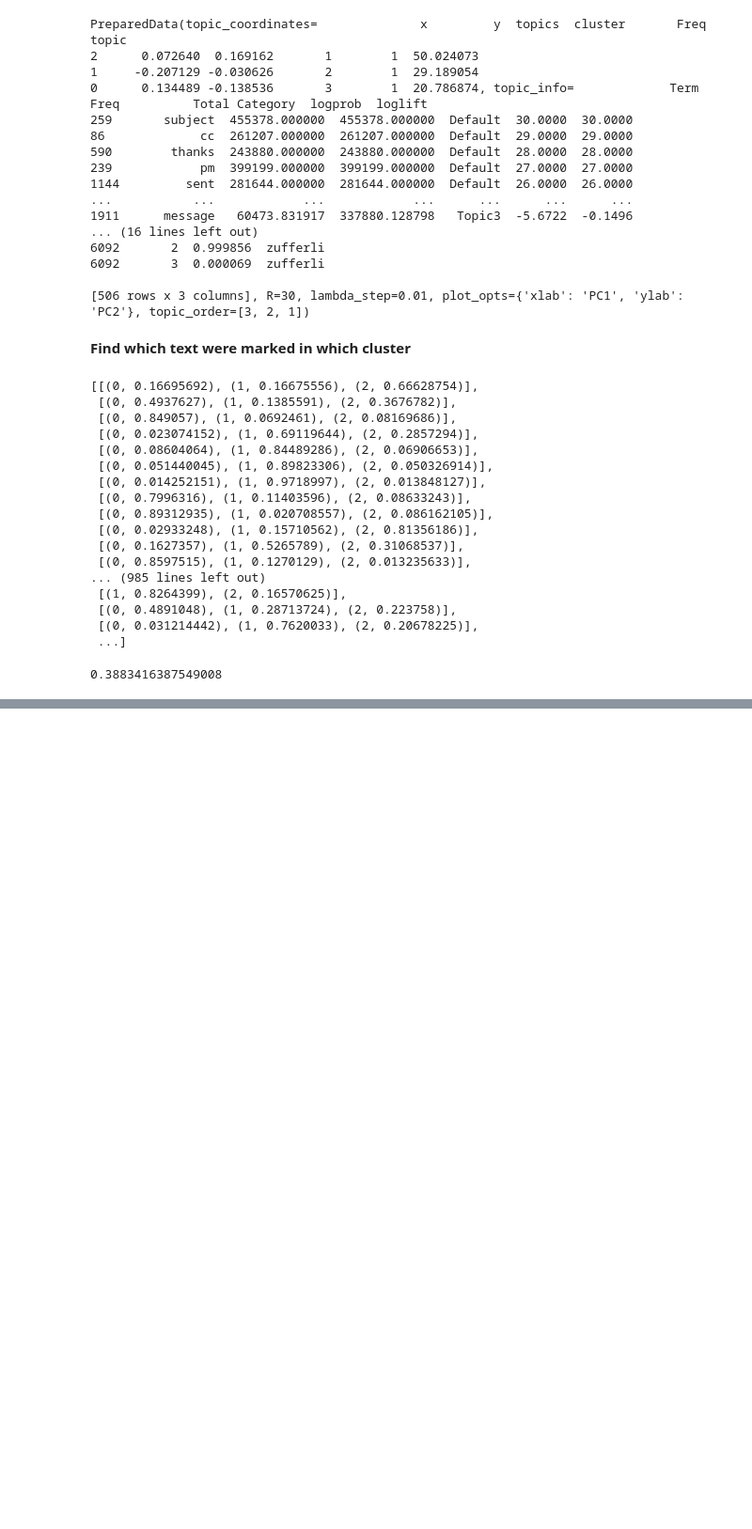
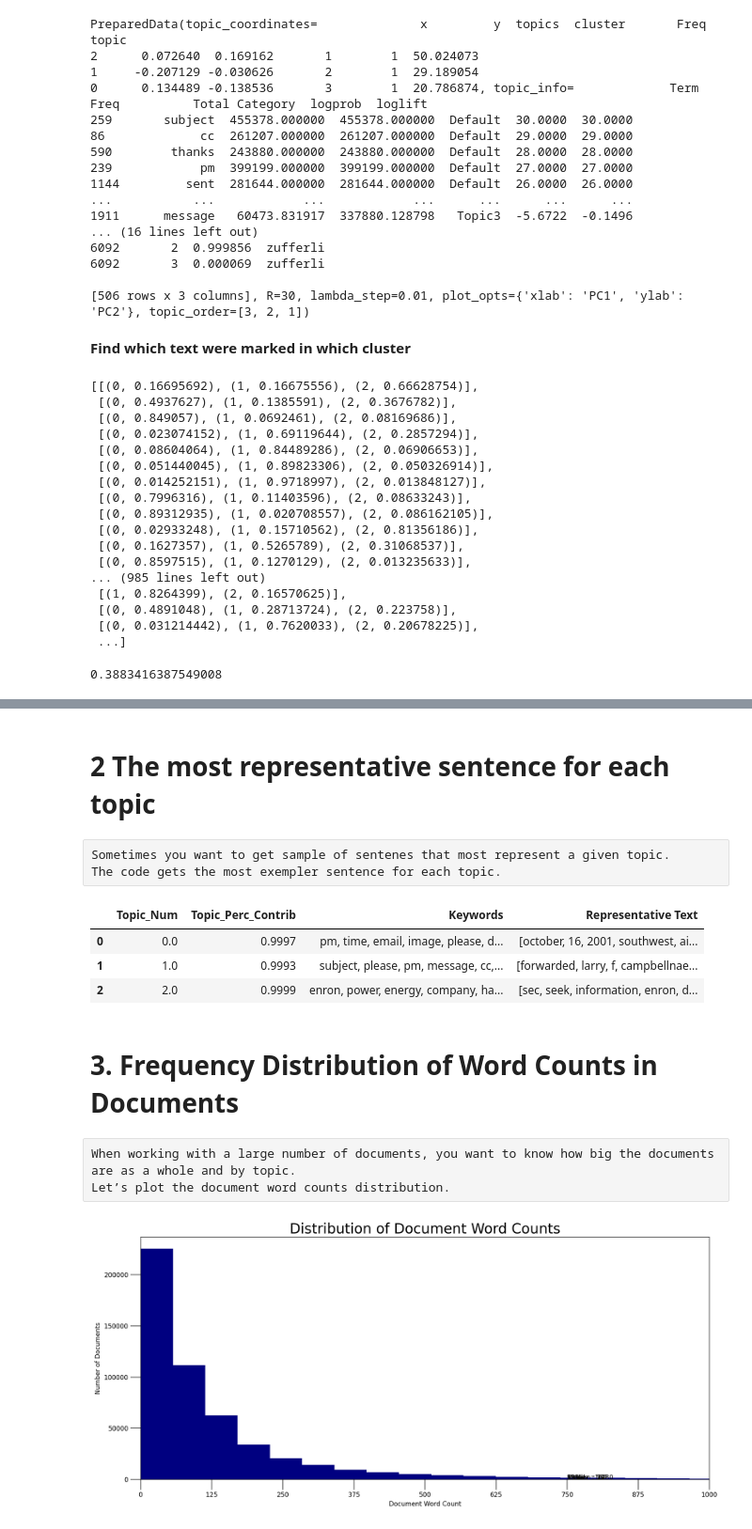
Before and after one commit to Enron-Discussion-NLP/Capstone, a Jupyter notebook: 00_Rajaram/topic_model.ipynb, the cells around one changed output, grey strips where cells are left out. Shown at 94% size. Drawn from its saved outputs; the diff is of its cells as text; code cells hidden in the pictures; blank space fills up the shorter version.

Commit message:
Topic Modelling

```diff
--- a/00_Rajaram/topic_model.ipynb
+++ b/00_Rajaram/topic_model.ipynb
@@ -217,0 +230,57 @@ df.iloc[cluster5]
+# %% [markdown]
+# 2 The most representative sentence for each topic
+# %% [raw]
+Sometimes you want to get sample of sentenes that most represent a given topic.
+The code gets the most exempler sentence for each topic.
+# %%
+# Display setting to show more characters in column
+pd.options.display.max_colwidth = 100
+
+sent_topics_sorteddf_mallet = pd.DataFrame()
+sent_topics_outdf_grpd = df_topic_sents_keywords.groupby('Dominant_Topic')
+
+for i, grp in sent_topics_outdf_grpd:
+    sent_topics_sorteddf_mallet = pd.concat([sent_topics_sorteddf_mallet,
+                                             grp.sort_values(['Perc_Contribution'], ascending=False).head(1)],
+                                            axis=0)
+
+# Reset Index
+sent_topics_sorteddf_mallet.reset_index(drop=True, inplace=True)
+
+# Format
+sent_topics_sorteddf_mallet.columns = ['Topic_Num', "Topic_Perc_Contrib", "Keywords", "Representative Text"]
+
+# Show
+sent_topics_sorteddf_mallet.head(10)
+# %% [output]
+|  | Topic_Num | Topic_Perc_Contrib | Keywords | Representative Text |
+| 0 | 0.0 | 0.9997 | pm, time, email, image, please, d... | [october, 16, 2001, southwest, ai... |
+| 1 | 1.0 | 0.9993 | subject, please, pm, message, cc,... | [forwarded, larry, f, campbellnae... |
+| 2 | 2.0 | 0.9999 | enron, power, energy, company, ha... | [sec, seek, information, enron, d... |
+# %% [markdown]
+# 3. Frequency Distribution of Word Counts in Documents
+# %% [raw]
+When working with a large number of documents, you want to know how big the documents are as a whole and by topic.
+Let’s plot the document word counts distribution.
+# %%
+
+import matplotlib.pyplot as plt
+import numpy as np
+doc_lens = [len(d) for d in df_dominant_topic.Text]
+
+# Plot
+plt.figure(figsize=(16,7), dpi=160)
+plt.hist(doc_lens, bins = 1000, color='navy')
+plt.text(750, 100, "Mean   : " + str(round(np.mean(doc_lens))))
+plt.text(750,  90, "Median : " + str(round(np.median(doc_lens))))
+plt.text(750,  80, "Stdev   : " + str(round(np.std(doc_lens))))
+plt.text(750,  70, "1%ile    : " + str(round(np.quantile(doc_lens, q=0.01))))
+plt.text(750,  60, "99%ile  : " + str(round(np.quantile(doc_lens, q=0.99))))
+
+plt.gca().set(xlim=(0, 1000), ylabel='Number of Documents', xlabel='Document Word Count')
+plt.tick_params(size=16)
+plt.xticks(np.linspace(0,1000,9))
+plt.title('Distribution of Document Word Counts', fontdict=dict(size=22))
+plt.show()
+# %% [output]
+[figure, added]
```
Also changed, not shown: parts of 14 cells of this notebook.
